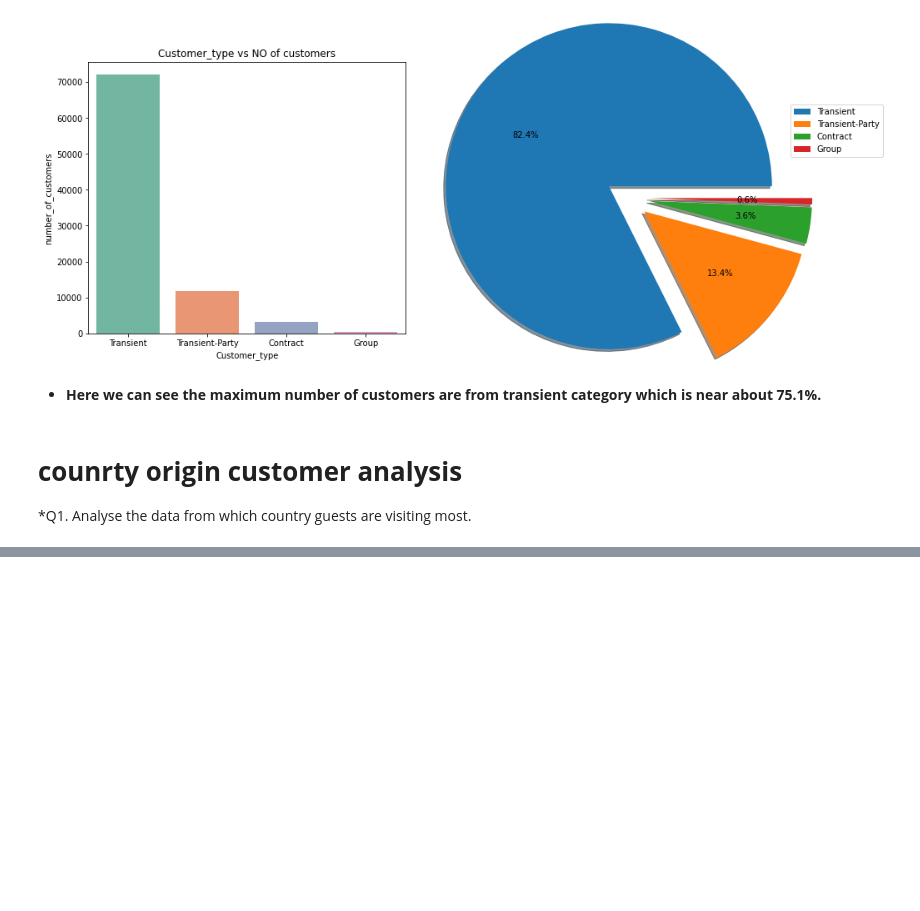
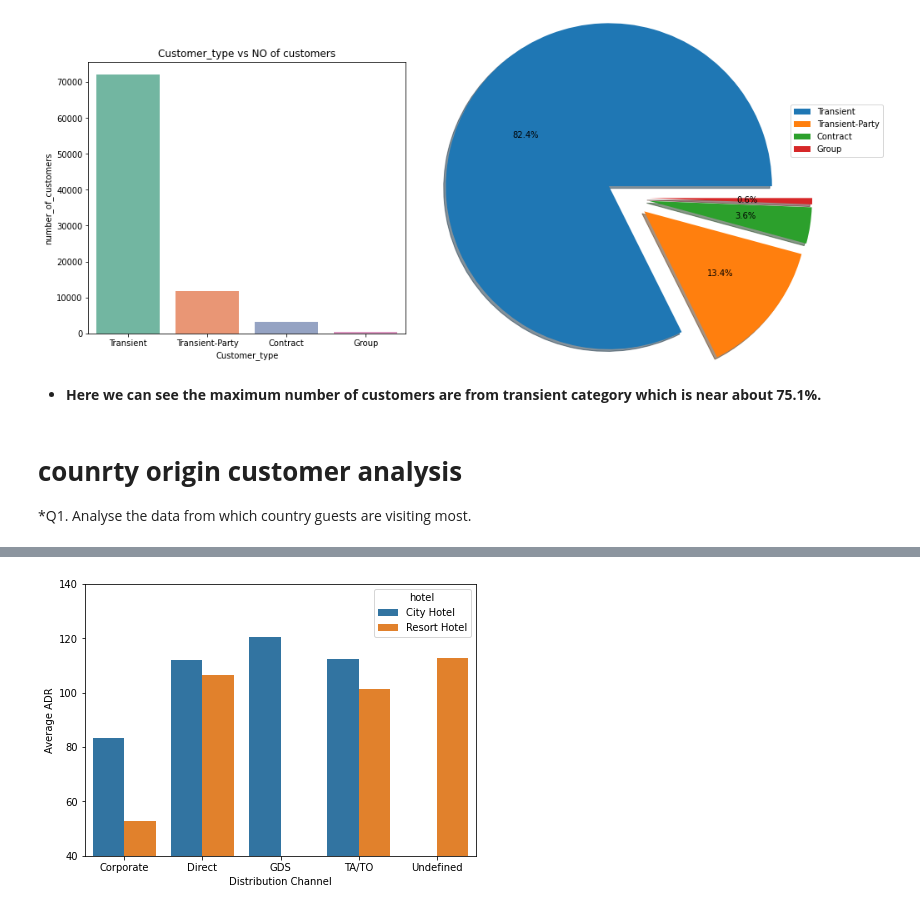
Before and after one commit to shyamsgadekar/EDA_HOTEL_BOOKING_ANALYSIS, a Jupyter notebook: Hotel_Booking_Analysis_SHYAM_GADEKAR_Capstone_Project.ipynb, the cells around one changed output, grey strips where cells are left out. Drawn from its saved outputs; the diff is of its cells as text; code cells hidden in the pictures; blank space fills up the shorter version.

```diff
--- a/Hotel_Booking_Analysis_SHYAM_GADEKAR_Capstone_Project.ipynb
+++ b/Hotel_Booking_Analysis_SHYAM_GADEKAR_Capstone_Project.ipynb
@@ -728,0 +781,12 @@ plt.show()
+# %%
+#Q2. Which distribution channel is giving more business to hotels on basis of hotel type?
+dc_hotel = df_hotel.groupby(['distribution_channel', 'hotel'])
+df_dc_hotel = pd.DataFrame(round((dc_hotel['adr']).agg(np.mean),2)).reset_index().rename(columns = {'adr': 'avg_adr'})
+plt.figure(figsize = (7,5))
+sns.barplot(x = df_dc_hotel['distribution_channel'], y = df_dc_hotel['avg_adr'], hue = df_dc_hotel['hotel'])
+plt.ylim(40,140)
+plt.xlabel('Distribution Channel')
+plt.ylabel('Average ADR')
+plt.show()
+# %% [output]
+[figure, added]
```
Also changed, not shown: parts of 33 cells of this notebook.
